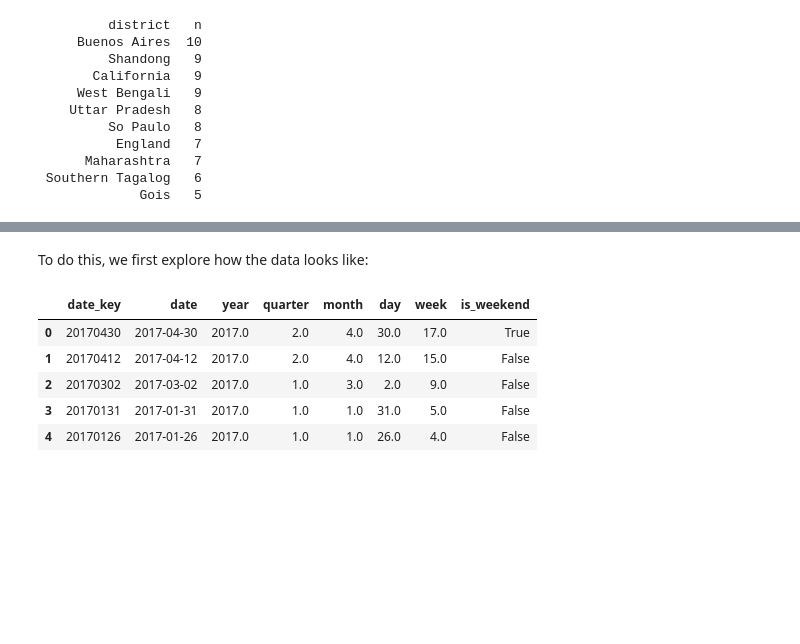
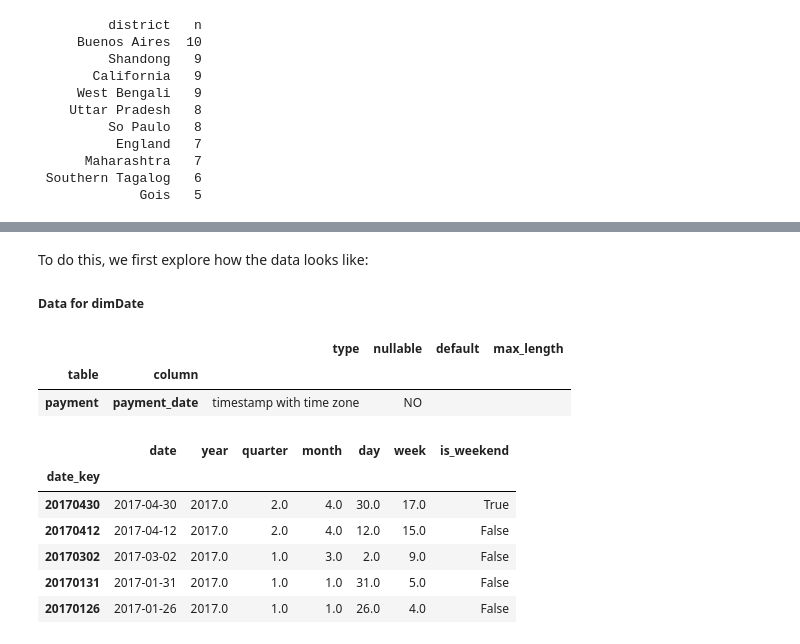
Before and after one commit to DecisioNaut/cloud_warehouse, a Jupyter notebook: notebooks/Lessons/nb.ipynb, the cells around one changed output, grey strips where cells are left out. Drawn from its saved outputs; the diff is of its cells as text; code cells hidden in the pictures; blank space fills up the shorter version.

Commit message:
Create star schema and revisit questions

```diff
--- a/notebooks/Lessons/nb.ipynb
+++ b/notebooks/Lessons/nb.ipynb
@@ -182,29 +280,56 @@ From the 3NF, we aim to transform it into a star schema like this:
 <img src="../../images/pagila-star.png"  width="400">
 # %% [markdown]
 To do this, we first explore how the data looks like:
+
+##### Data for dimDate
+# %%
+# Explore data types
+data_type_query = """
+SELECT
+    table_name AS table,
+    column_name AS column,
+    data_type AS type,
+    is_nullable AS nullable,
+    column_default AS default,
+    character_maximum_length AS max_length
+FROM information_schema.columns
+"""
+
+conditional_query = """
+WHERE
+    table_name = 'payment' AND column_name = 'payment_date';
+"""
+
+get_df_from_query(ENGINE, data_type_query + conditional_query).sort_values(["table", "column"]).set_index(["table", "column"]).fillna("")
+# %% [output]
+|  |  | type | nullable | default | max_length |
+| table | column |  |  |  |  |
+| payment | payment_date | timestamp with time zone | NO |  |  |
 # %%
-query = """
+# Set the query for data
+dimDate_select_query = """
 SELECT
     DISTINCT(TO_CHAR(payment_date :: DATE, 'yyyyMMDD')::integer) AS date_key,
     DATE(payment_date)                                           AS date,
     EXTRACT(year FROM payment_date)                              AS year,
     EXTRACT(quarter FROM payment_date)                           AS quarter,
     EXTRACT(month FROM payment_date)                             AS month,
     EXTRACT(day FROM payment_date)                               AS day,
     EXTRACT(week FROM payment_date)                              AS week,
     CASE
         WHEN EXTRACT(ISODOW FROM payment_date) IN (6, 7)
         THEN true
         ELSE false END
     AS is_weekend
 FROM payment;
 """
 
-get_df_from_query(ENGINE, query).head()
+get_df_from_query(ENGINE, dimDate_select_query).set_index("date_key").head()
 # %% [output]
-|  | date_key | date | year | quarter | month | day | week | is_weekend |
-| 0 | 20170430 | 2017-04-30 | 2017.0 | 2.0 | 4.0 | 30.0 | 17.0 | True |
-| 1 | 20170412 | 2017-04-12 | 2017.0 | 2.0 | 4.0 | 12.0 | 15.0 | False |
-| 2 | 20170302 | 2017-03-02 | 2017.0 | 1.0 | 3.0 | 2.0 | 9.0 | False |
-| 3 | 20170131 | 2017-01-31 | 2017.0 | 1.0 | 1.0 | 31.0 | 5.0 | False |
-| 4 | 20170126 | 2017-01-26 | 2017.0 | 1.0 | 1.0 | 26.0 | 4.0 | False |
+|  | date | year | quarter | month | day | week | is_weekend |
+| date_key |  |  |  |  |  |  |  |
+| 20170430 | 2017-04-30 | 2017.0 | 2.0 | 4.0 | 30.0 | 17.0 | True |
+| 20170412 | 2017-04-12 | 2017.0 | 2.0 | 4.0 | 12.0 | 15.0 | False |
+| 20170302 | 2017-03-02 | 2017.0 | 1.0 | 3.0 | 2.0 | 9.0 | False |
+| 20170131 | 2017-01-31 | 2017.0 | 1.0 | 1.0 | 31.0 | 5.0 | False |
+| 20170126 | 2017-01-26 | 2017.0 | 1.0 | 1.0 | 26.0 | 4.0 | False |
```
Also changed, not shown: parts of 33 cells of this notebook.
